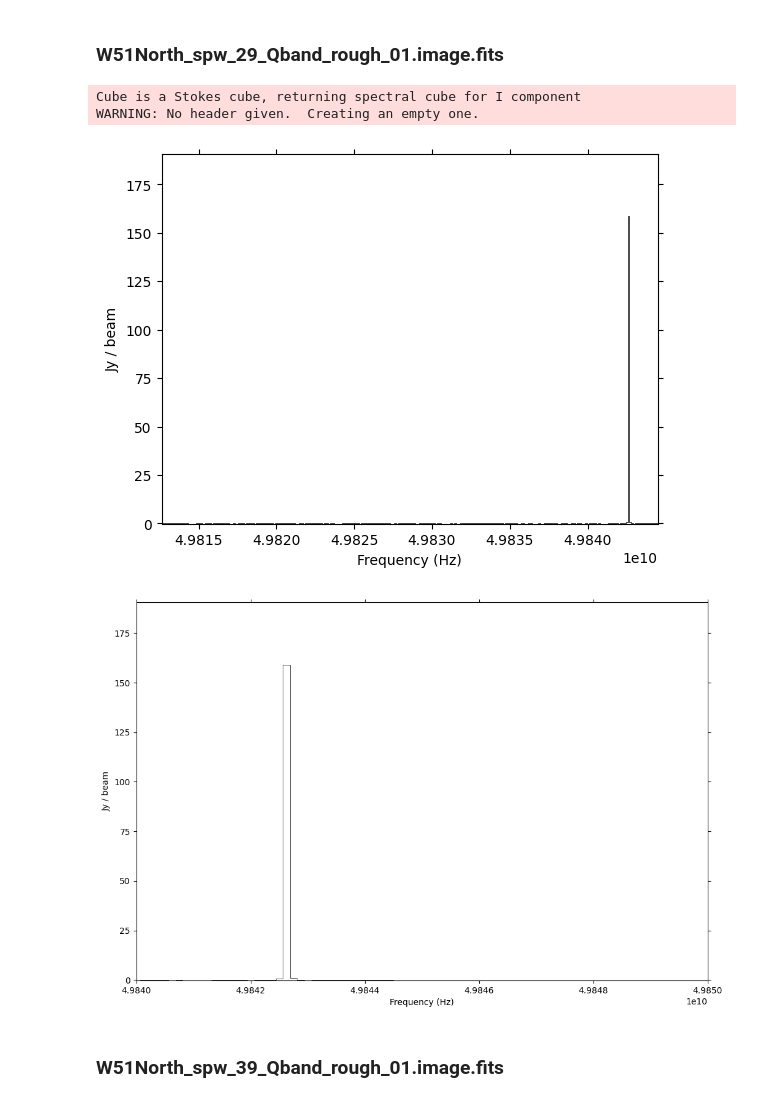
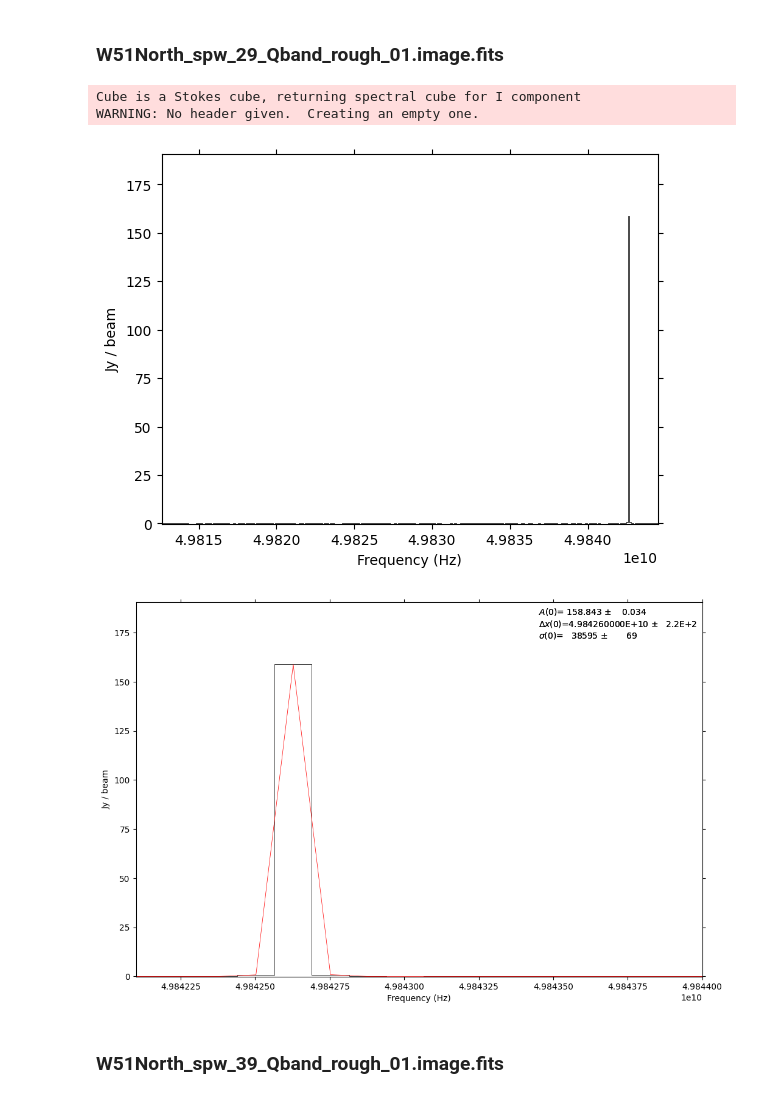
Before and after one commit to GalagaBits/W51-Masers-and-Starforming-Regions, a Jupyter notebook: notebooks/Qband_W51North_1DGaussians.ipynb, the cells around one changed output. Saved outputs shown, nothing was run; the diff lists cells and outputs as text; code cells hidden in the pictures.

```diff
--- a/notebooks/Qband_W51North_1DGaussians.ipynb
+++ b/notebooks/Qband_W51North_1DGaussians.ipynb
@@ -87,19 +87,20 @@ WARNING: No header given.  Creating an empty one.
 # %%
 cube = SpectralCube.read('/home/dealderod/derod/W51North_spw_29_Qband_rough_01.image.fits', format='fits')
 y, x = 728, 788
 
 fig = pl.figure(figsize=(12,8))
 sp = pyspeckit.Spectrum(xarr=cube.spectral_axis, data=cube[:, y, x])
 sp.plotter(color='black')
 
-sp.plotter(color='black', xmin=49.840*u.GHz, xmax=49.850*u.GHz, figure=fig)
+sp.plotter(color='black', xmin=49.8421*u.GHz, xmax=49.844*u.GHz, figure=fig)
 
-# sp.specfit(guesses=[0.06, 48.98957e9, 0.00001e9], linewidth=1.5)
+sp.specfit(guesses=[160, 49.8426e9, 0.0001e9], linewidth=1.5)
+sp.specfit(guesses=[160, 49.8426e9, 0.0001e9], linewidth=1.5)
 # %% [output]
 Cube is a Stokes cube, returning spectral cube for I component
 WARNING: No header given.  Creating an empty one.
 [figure]
-[figure, old version]
+[figure, new version]
 # %% [markdown]
 ### W51North_spw_39_Qband_rough_01.image.fits
 # %%
```
Also changed, not shown: 1 other file.
